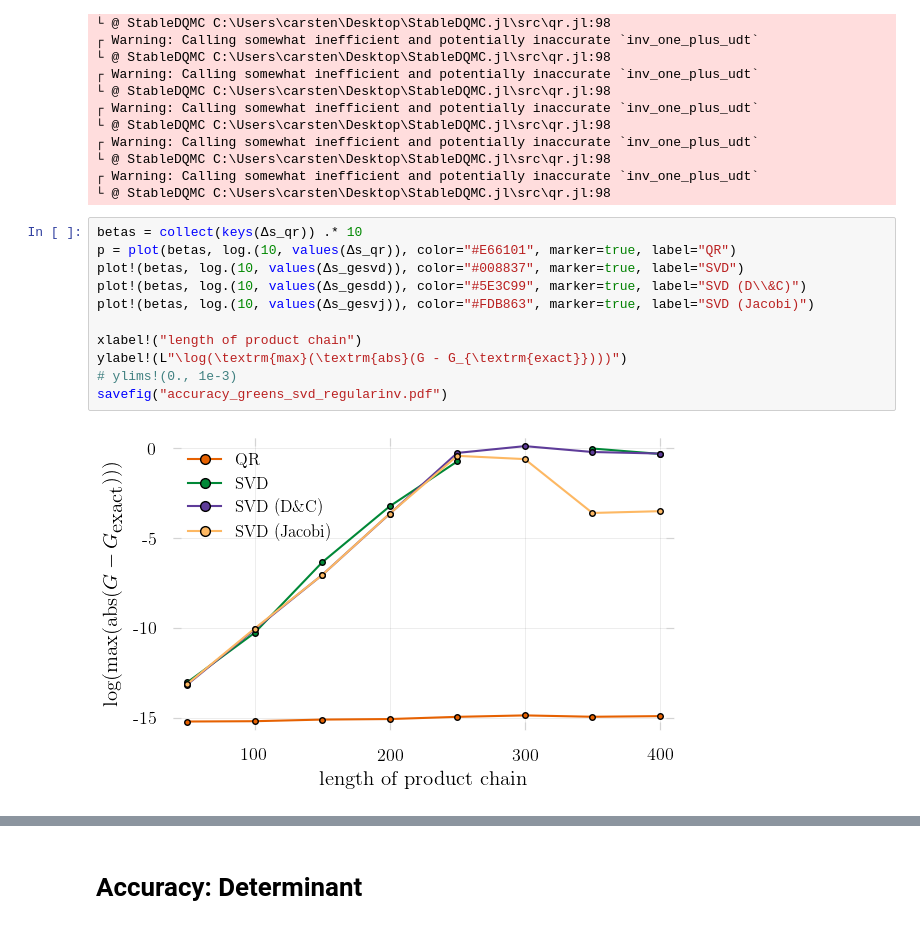
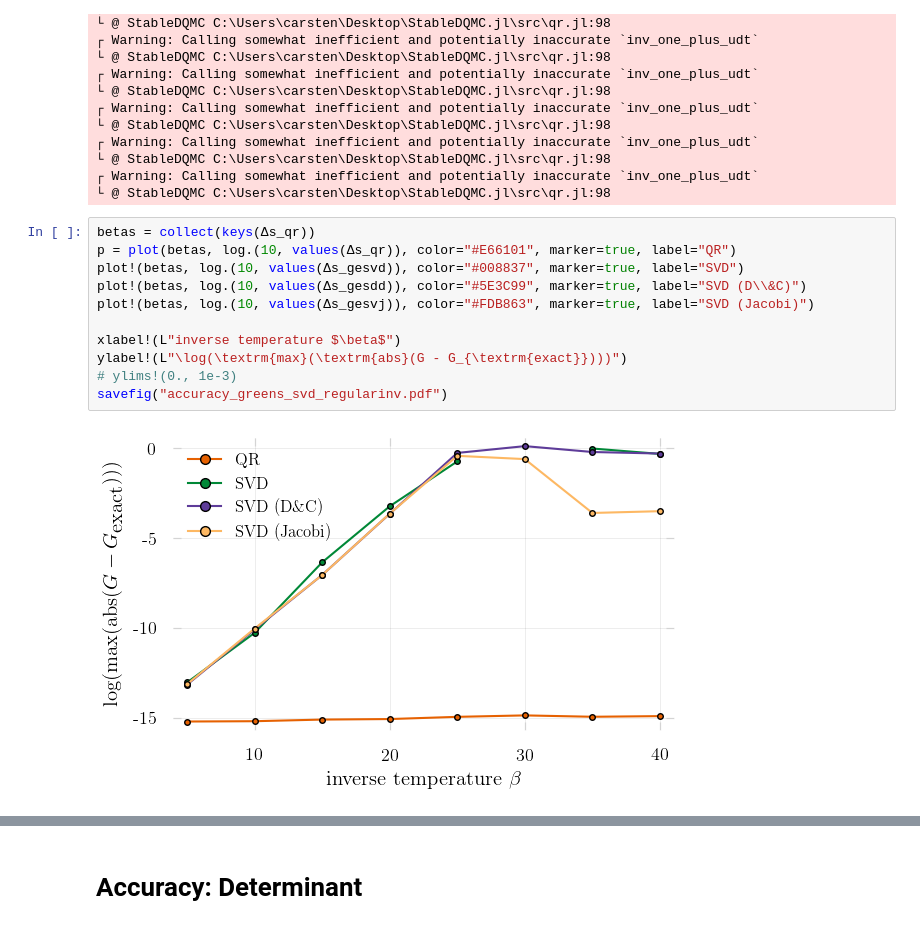
Before and after one commit to carstenbauer/StableDQMC.jl, a Jupyter notebook: notebooks/accuracy.ipynb, the cells around one changed output, grey strips where cells are left out. Drawn from its saved outputs; the diff is of its cells as text.

```diff
--- a/notebooks/accuracy.ipynb
+++ b/notebooks/accuracy.ipynb
@@ -275,16 +271,16 @@ accuracy_greens (generic function with 1 method)
 ┌ Warning: Calling somewhat inefficient and potentially inaccurate `inv_one_plus_udt`
 └ @ StableDQMC C:\Users\carsten\Desktop\StableDQMC.jl\src\qr.jl:98
 # %%
-betas = collect(keys(Δs_qr)) .* 10
+betas = collect(keys(Δs_qr))
 p = plot(betas, log.(10, values(Δs_qr)), color="#E66101", marker=true, label="QR")
 plot!(betas, log.(10, values(Δs_gesvd)), color="#008837", marker=true, label="SVD")
 plot!(betas, log.(10, values(Δs_gesdd)), color="#5E3C99", marker=true, label="SVD (D\\&C)")
 plot!(betas, log.(10, values(Δs_gesvj)), color="#FDB863", marker=true, label="SVD (Jacobi)")
 
-xlabel!("length of product chain")
+xlabel!(L"inverse temperature $\beta$")
 ylabel!(L"\log(\textrm{max}(\textrm{abs}(G - G_{\textrm{exact}})))")
 # ylims!(0., 1e-3)
 savefig("accuracy_greens_svd_regularinv.pdf")
 # %% [output]
-[figure, old version]
+[figure, new version]
 # %%
```
Also changed, not shown: parts of 10 cells of this notebook, 9 other files.
